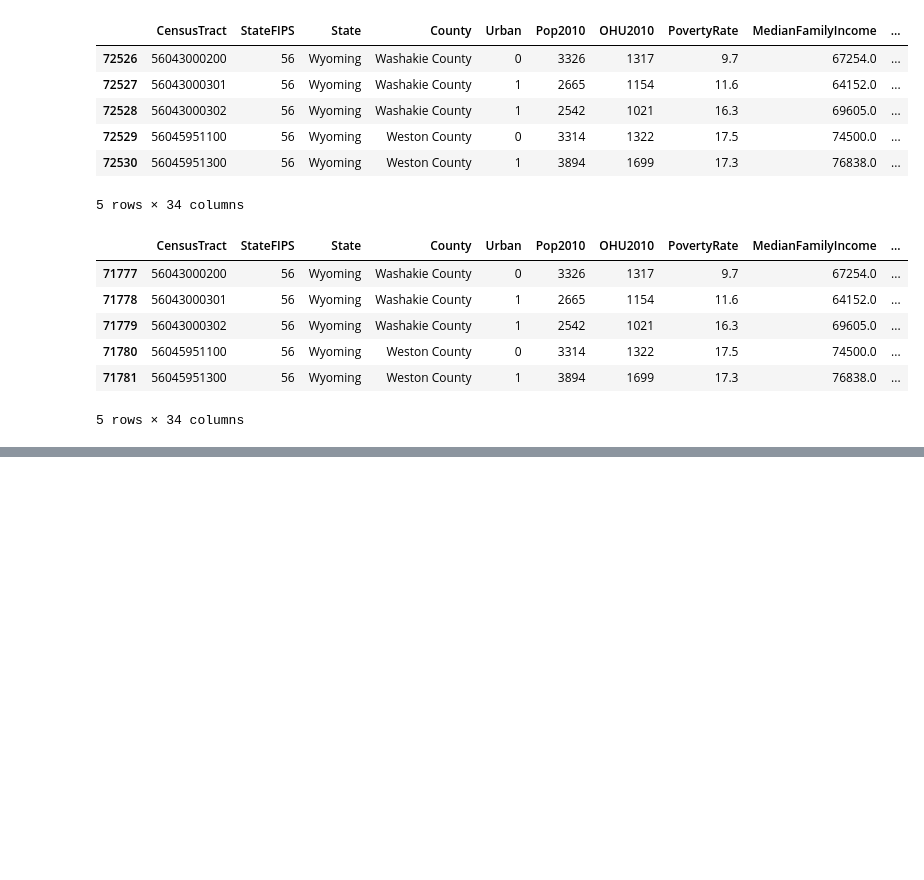
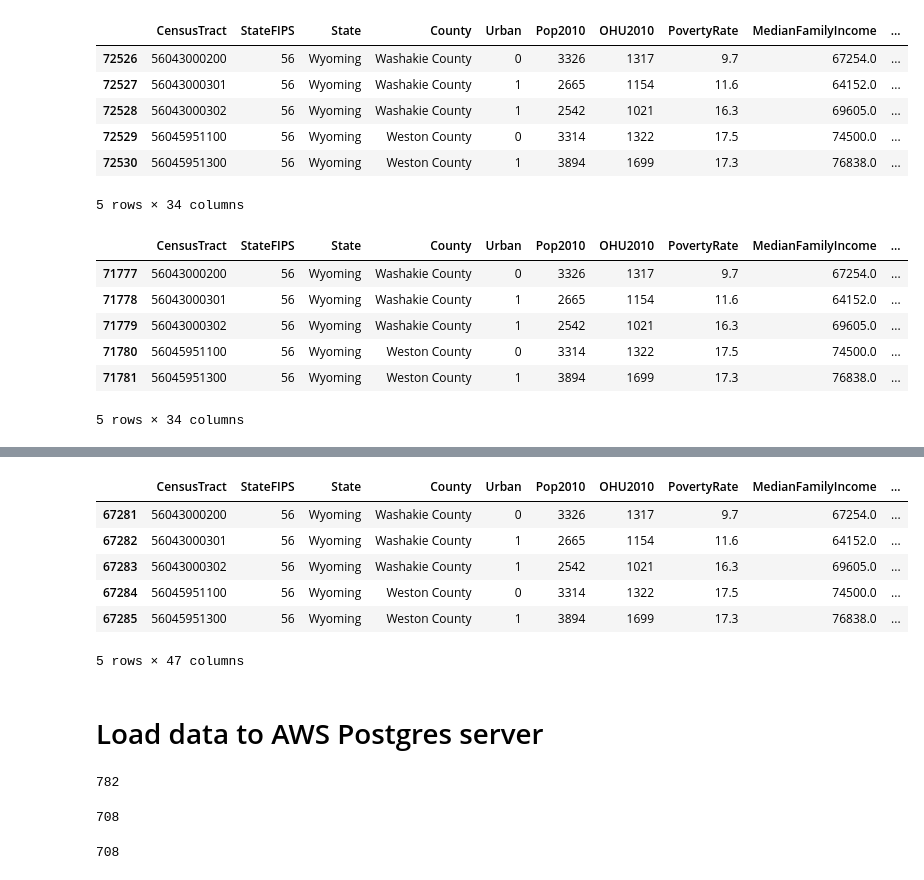
Before and after one commit to meeyoungPH/food-insecurity-machine-learning, a Jupyter notebook: static/data/etl.ipynb, the cells around one changed output, grey strips where cells are left out. Saved outputs shown, nothing was run; the diff lists cells and outputs as text; code cells hidden in the pictures; blank space fills up the shorter version.

```diff
--- a/static/data/etl.ipynb
+++ b/static/data/etl.ipynb
@@ -132,0 +141,7 @@ memory usage: 18.6+ MB
+# %%
+# select columns
+df3 = raw_df[["CensusTract", "StateFIPS", "State", "County", "Urban", "Pop2010", "OHU2010", "PovertyRate", "MedianFamilyIncome", "LAhalfand10",
+              "lapophalfshare", "lalowihalfshare", "lakidshalfshare", "laseniorshalfshare", "lawhitehalfshare", "lablackhalfshare", "laasianhalfshare", "lanhopihalfshare", "laaianhalfshare", "laomultirhalfshare", "lahisphalfshare", "lahunvhalfshare", "lasnaphalfshare",
+              "TractLOWI", "TractKids", "TractSeniors", "TractWhite", "TractBlack", "TractAsian", "TractNHOPI", "TractAIAN", "TractOMultir","TractHispanic", "TractHUNV", "TractSNAP",
+              "TractLOWI_PCT", "TractKids_PCT", "TractSeniors_PCT", "TractWhite_PCT","TractBlack_PCT", "TractAsian_PCT", "TractNHOPI_PCT", "TractAIAN_PCT","TractOMultir_PCT", "TractHispanic_PCT", "TractHUNV_PCT", "TractSNAP_PCT"]]
+df3.tail()
@@ -132,0 +156,17 @@ memory usage: 18.6+ MB
+# %%
+# drop rows with NAN values
+df3 = df3.dropna()
+
+# reset index
+df3 = df3.reset_index(drop=True)
+df3.tail()
+# %% [output]
+|  | CensusTract | StateFIPS | State | County | Urban | Pop2010 | OHU2010 | PovertyRate | MedianFamilyIncome | ... |
+| 67281 | 56043000200 | 56 | Wyoming | Washakie County | 0 | 3326 | 1317 | 9.7 | 67254.0 | ... |
+| 67282 | 56043000301 | 56 | Wyoming | Washakie County | 1 | 2665 | 1154 | 11.6 | 64152.0 | ... |
+| 67283 | 56043000302 | 56 | Wyoming | Washakie County | 1 | 2542 | 1021 | 16.3 | 69605.0 | ... |
+| 67284 | 56045951100 | 56 | Wyoming | Weston County | 0 | 3314 | 1322 | 17.5 | 74500.0 | ... |
+| 67285 | 56045951300 | 56 | Wyoming | Weston County | 1 | 3894 | 1699 | 17.3 | 76838.0 | ... |
+5 rows × 47 columns
+# %% [markdown]
+# Load data to AWS Postgres server
@@ -132,0 +177,15 @@ memory usage: 18.6+ MB
+# %%
+# load 1st dataframe to rds
+df1.to_sql('food_access_1', engine, if_exists='replace', index=False)
+# %% [output]
+782
+# %%
+# load 2nd dataframe to rds
+df2.to_sql('food_access_2', engine, if_exists='replace', index=False)
+# %% [output]
+708
+# %%
+# load 3rd dataframe to rds
+df2.to_sql('food_access_2', engine, if_exists='replace', index=False)
+# %% [output]
+708
```
Also changed, not shown: parts of 18 cells of this notebook.
